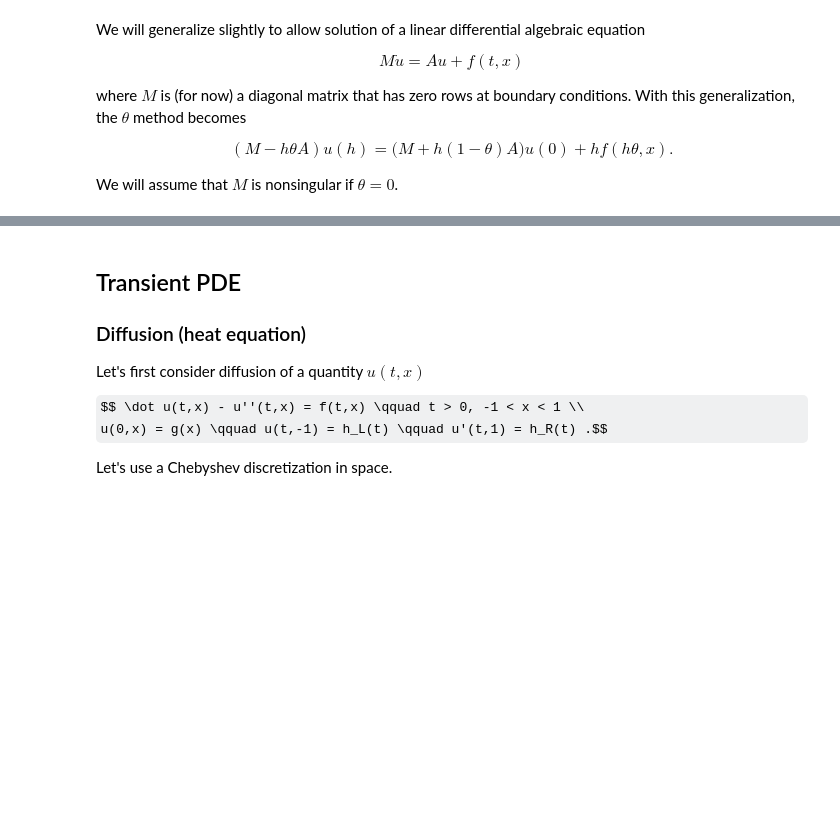
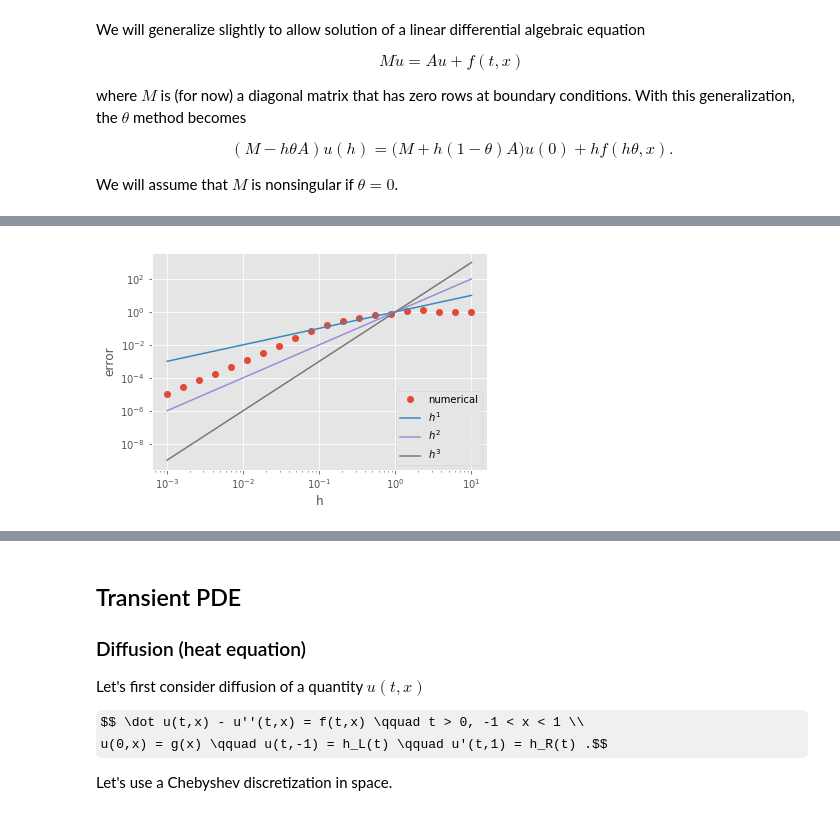
Before and after one commit to cu-numpde/numpde-fall2017, a Jupyter notebook: FDTransient.ipynb, the cells around one changed output, grey strips where cells are left out. Drawn from its saved outputs; the diff is of its cells as text; code cells hidden in the pictures; some formulas as TeX source; blank space fills up the shorter version.

```diff
--- a/FDTransient.ipynb
+++ b/FDTransient.ipynb
@@ -316,0 +340,18 @@ def dae_theta_linear(M, A, u0, rhsfunc, bcs=[], tfinal=1, h=0.1, theta=.5):
+# %%
+def mms_error(h):
+    test = fcos(k=20)
+    u0 = numpy.array([.2])
+    hist = dae_theta_linear(numpy.eye(1), -test.k, u0, lambda t: test.k*numpy.cos(t), h=h, tfinal=3, theta=.5)
+    hist = numpy.array(hist)
+    return numpy.linalg.norm(hist[:,1] - test.u(hist[:,0], u0), numpy.inf)
+
+hs = numpy.logspace(-3, 1, 20)
+errors = [mms_error(h) for h in hs]
+pyplot.loglog(hs, errors, 'o', label='numerical')
+for p in range(1,4):
+    pyplot.loglog(hs, hs**p, label='$h^{%d}$'%p)
+pyplot.xlabel('h')
+pyplot.ylabel('error')
+pyplot.legend(loc='lower right');
+# %% [output]
+[figure, added]
```
Also changed, not shown: parts of 18 cells of this notebook.
